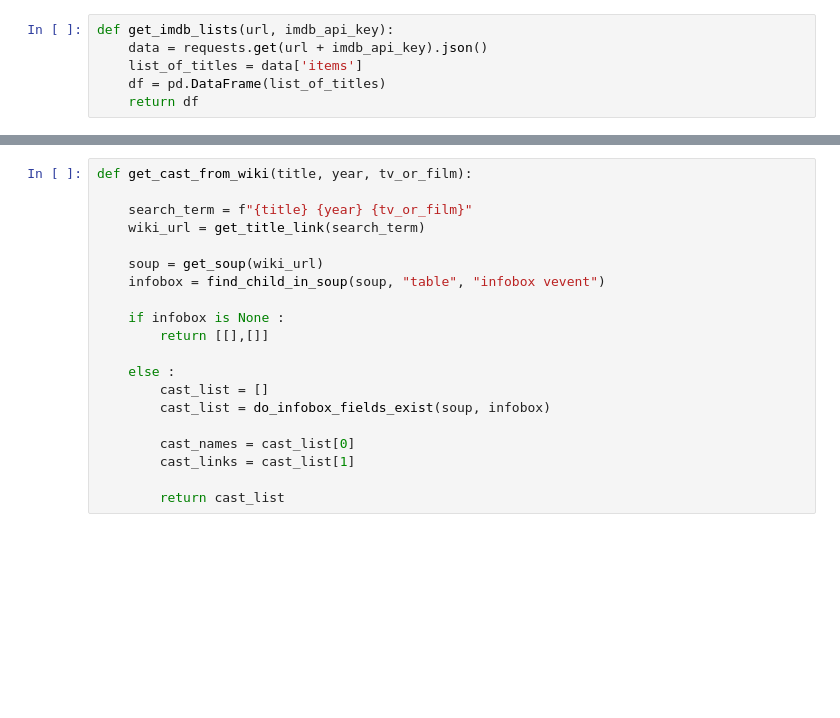
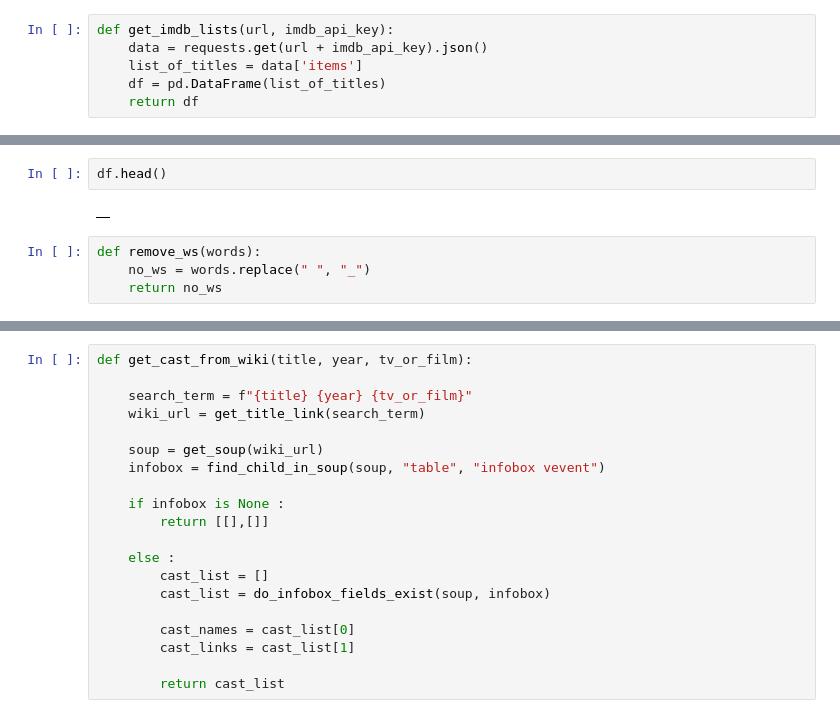
Before and after one commit to jessvoiture/are_they_a_nepo, a Jupyter notebook: nepo_links.ipynb, the cells around one changed output, grey strips where cells are left out. Drawn from its saved outputs; the diff is of its cells as text; blank space fills up the shorter version.

```diff
--- a/nepo_links.ipynb
+++ b/nepo_links.ipynb
@@ -135,0 +80,8 @@ def field_results(soup, infobox, does_starring_field_exist, does_voices_field_ex
+# %%
+df.head()
+# %% [output]
+|  |
+# %%
+def remove_ws(words):
+    no_ws = words.replace(" ", "_")
+    return no_ws
```
Also changed, not shown: parts of 34 cells of this notebook, 13 other files.
